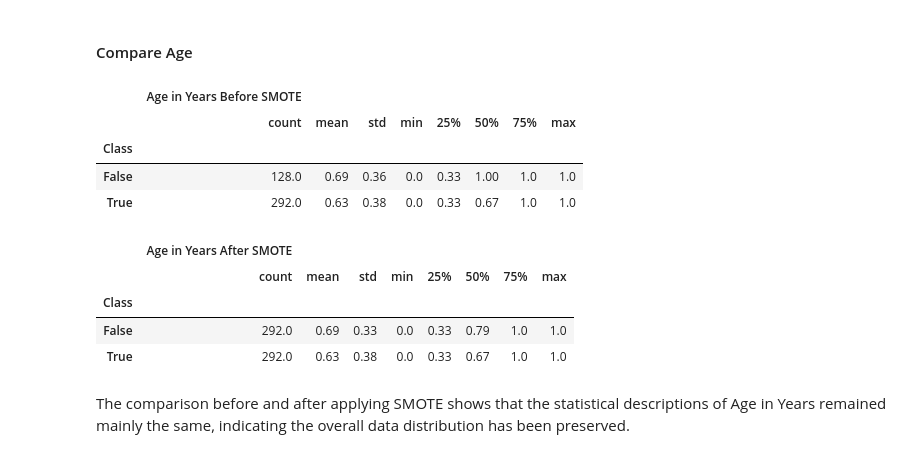
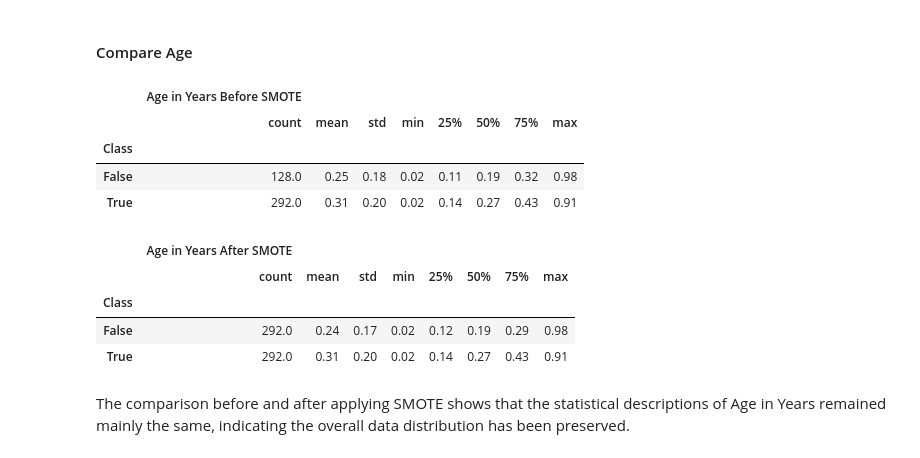
Before and after one commit to GittiGitus/Deep_Learning, a Jupyter notebook: experiments.ipynb, the cells around one changed output. Drawn from its saved outputs; the diff is of its cells as text; code cells hidden in the pictures.

```diff
--- a/experiments.ipynb
+++ b/experiments.ipynb
@@ -632,19 +656,19 @@ The comparison before and after applying SMOTE shows that the statistical descri
 #### Compare Age
 # %%
 # Look at the distribution of the age in years of each class before and after SMOTE
-display(pd.DataFrame({'Age in Years Before SMOTE': X_train_sc[:,2], 'Class': y_train}).groupby('Class').describe().round(2))
-display(pd.DataFrame({'Age in Years After SMOTE': X_train_sc_smote[:,2], 'Class': y_train_smote}).groupby('Class').describe().round(2))
+display(pd.DataFrame({'Age in Years Before SMOTE': X_train_sc[:,4], 'Class': y_train}).groupby('Class').describe().round(2))
+display(pd.DataFrame({'Age in Years After SMOTE': X_train_sc_smote[:,4], 'Class': y_train_smote}).groupby('Class').describe().round(2))
 # %% [output]
 |  | Age in Years Before SMOTE |  |  |  |  |  |  |  |
 |  | count | mean | std | min | 25% | 50% | 75% | max |
 | Class |  |  |  |  |  |  |  |  |
-| False | 128.0 | 0.69 | 0.36 | 0.0 | 0.33 | 1.00 | 1.0 | 1.0 |
-| True | 292.0 | 0.63 | 0.38 | 0.0 | 0.33 | 0.67 | 1.0 | 1.0 |
+| False | 128.0 | 0.25 | 0.18 | 0.02 | 0.11 | 0.19 | 0.32 | 0.98 |
+| True | 292.0 | 0.31 | 0.20 | 0.02 | 0.14 | 0.27 | 0.43 | 0.91 |
 |  | Age in Years After SMOTE |  |  |  |  |  |  |  |
 |  | count | mean | std | min | 25% | 50% | 75% | max |
 | Class |  |  |  |  |  |  |  |  |
-| False | 292.0 | 0.69 | 0.33 | 0.0 | 0.33 | 0.79 | 1.0 | 1.0 |
-| True | 292.0 | 0.63 | 0.38 | 0.0 | 0.33 | 0.67 | 1.0 | 1.0 |
+| False | 292.0 | 0.24 | 0.17 | 0.02 | 0.12 | 0.19 | 0.29 | 0.98 |
+| True | 292.0 | 0.31 | 0.20 | 0.02 | 0.14 | 0.27 | 0.43 | 0.91 |
 # %% [markdown]
 The comparison before and after applying SMOTE shows that the statistical descriptions of Age in Years remained mainly the same, indicating the overall data distribution has been preserved.
 # %% [markdown]
```
Also changed, not shown: parts of 35 cells of this notebook.
